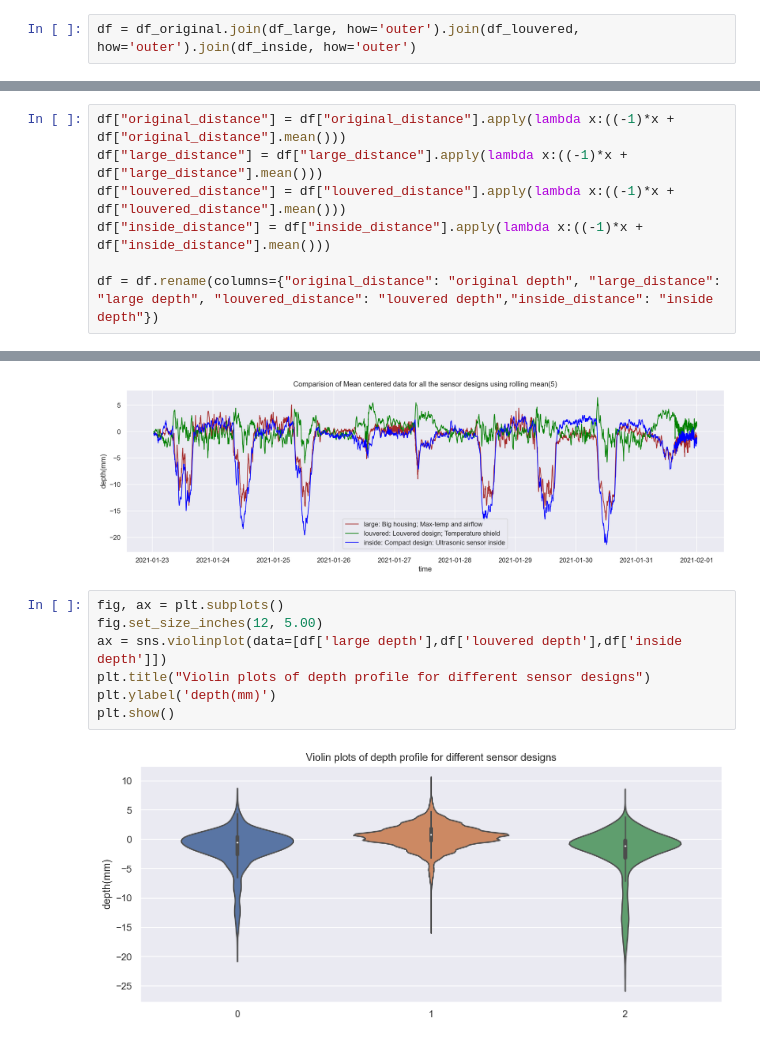
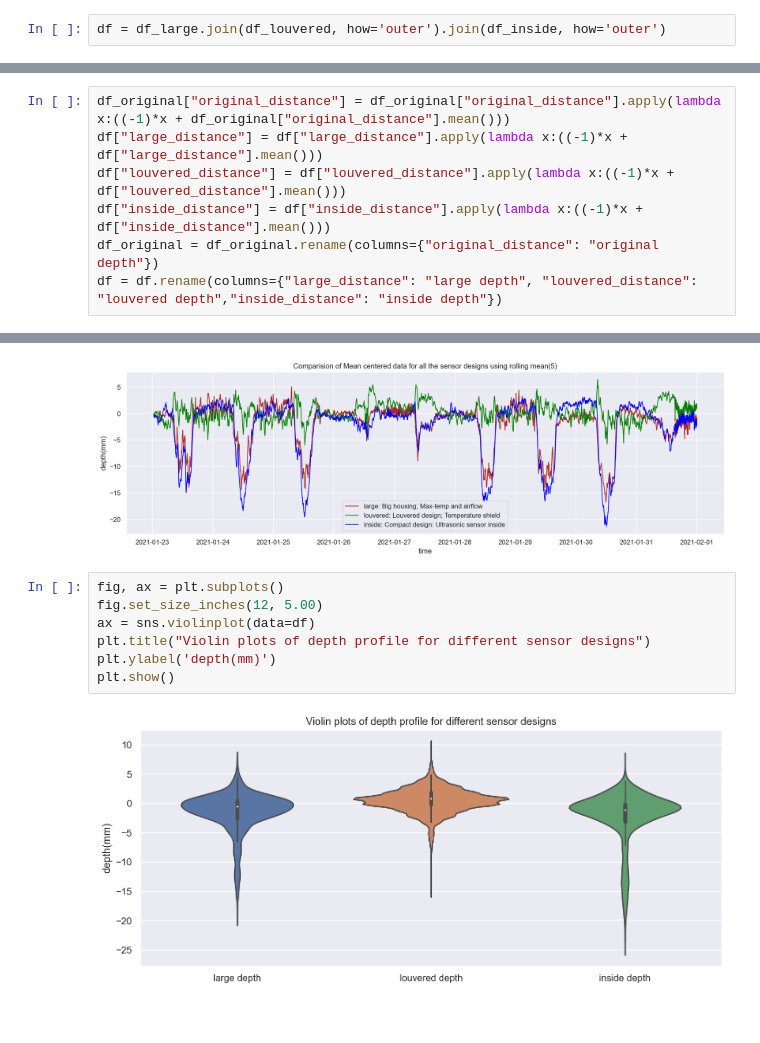
Before and after one commit to floodsense/housing_experiments, a Jupyter notebook: FloodSense_sensor_design_analysis.ipynb, the cells around one changed output, grey strips where cells are left out. Cells and saved outputs as stored; diff of their text form.

```diff
--- a/FloodSense_sensor_design_analysis.ipynb
+++ b/FloodSense_sensor_design_analysis.ipynb
@@ -56,7 +56,7 @@ df_large = df_large[(df_large['large_distance']<4000) & (df_large['large_distanc
 df_louvered = df_louvered[(df_louvered['louvered_distance']<4000) & (df_louvered['louvered_distance']!=0)]
 df_inside = df_inside[(df_inside['inside_distance']<4000) & (df_inside['inside_distance']!=0)]
 # %%
-df = df_original.join(df_large, how='outer').join(df_louvered, how='outer').join(df_inside, how='outer')
+df = df_large.join(df_louvered, how='outer').join(df_inside, how='outer')
 # %% [markdown]
 ### Calculating depth from distance measurements by zero-centering:
 
@@ -64,12 +64,12 @@ The raw data read by the ultrasonic sensor is the distance to the surface it is
 
 The distance readings are inverted and shifted to the height at which the sensor is fixed to calculate the depth. Assuming mean of the data is the height at the sensors are fixed, the distance readings are shifted so that the baseline is 0.
 # %%
-df["original_distance"] = df["original_distance"].apply(lambda x:((-1)*x + df["original_distance"].mean()))
+df_original["original_distance"] = df_original["original_distance"].apply(lambda x:((-1)*x + df_original["original_distance"].mean()))
 df["large_distance"] = df["large_distance"].apply(lambda x:((-1)*x + df["large_distance"].mean()))
 df["louvered_distance"] = df["louvered_distance"].apply(lambda x:((-1)*x + df["louvered_distance"].mean()))
 df["inside_distance"] = df["inside_distance"].apply(lambda x:((-1)*x + df["inside_distance"].mean()))
-
-df = df.rename(columns={"original_distance": "original depth", "large_distance": "large depth", "louvered_distance": "louvered depth","inside_distance": "inside depth"})
+df_original = df_original.rename(columns={"original_distance": "original depth"})
+df = df.rename(columns={"large_distance": "large depth", "louvered_distance": "louvered depth","inside_distance": "inside depth"})
 # %%
 fig, (ax1) = plt.subplots(1,1)
 fig.set_size_inches(18, 5.00)
@@ -305,9 +303,9 @@ plt.show()
 # %%
 fig, ax = plt.subplots()
 fig.set_size_inches(12, 5.00)
-ax = sns.violinplot(data=[df['large depth'],df['louvered depth'],df['inside depth']])
+ax = sns.violinplot(data=df)
 plt.title("Violin plots of depth profile for different sensor designs")
 plt.ylabel('depth(mm)')
 plt.show()
 # %% [output]
-[figure, old version]
+[figure, new version]
```
Also changed, not shown: parts of 3 cells of this notebook.
